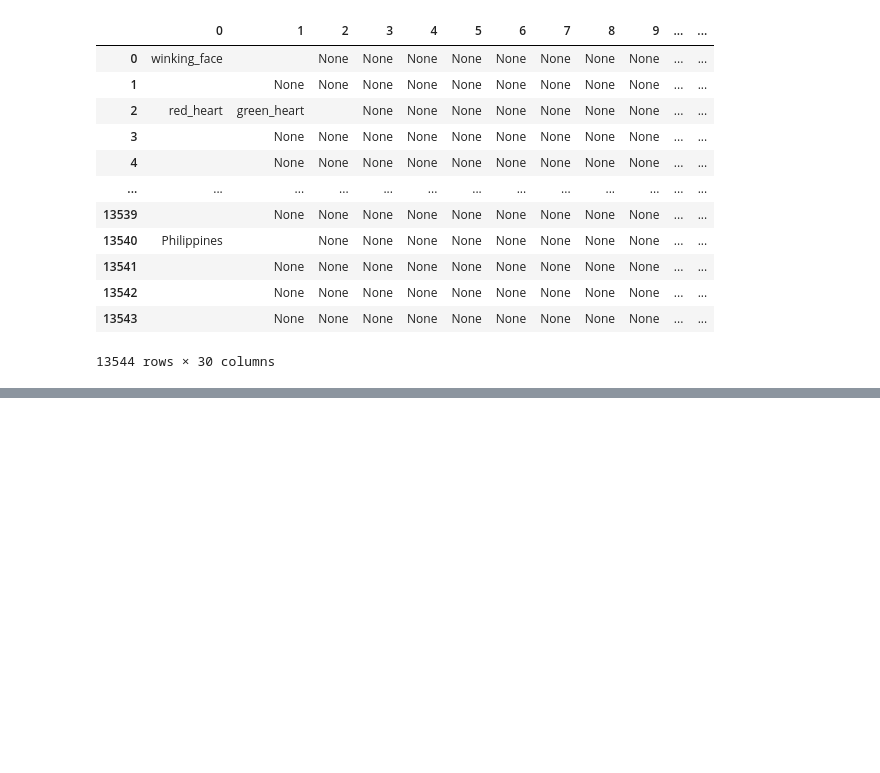
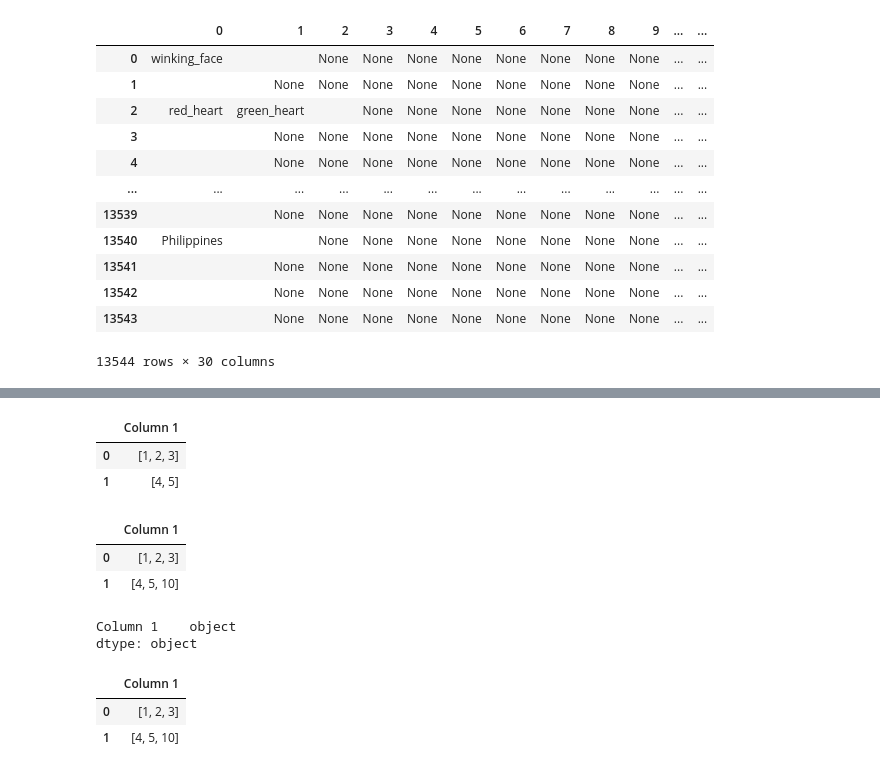
Before and after one commit to julscast/Thesis_2, a Jupyter notebook: Old Files for Reference/Code Dump.ipynb, the cells around one changed output, grey strips where cells are left out. Drawn from its saved outputs; the diff is of its cells as text; code cells hidden in the pictures; blank space fills up the shorter version.

```diff
--- a/Old Files for Reference/Code Dump.ipynb
+++ b/Old Files for Reference/Code Dump.ipynb
@@ -162,0 +177,3 @@ text = ' '.join([word for word in text.split() if not word.startswith(('http://'
+# %%
+data = {'Column 1': [[1,2,3], [4,5]]}
+df = pd.DataFrame(data)
@@ -162,0 +182,6 @@ text = ' '.join([word for word in text.split() if not word.startswith(('http://'
+# %%
+df
+# %% [output]
+|  | Column 1 |
+| 0 | [1, 2, 3] |
+| 1 | [4, 5] |
@@ -162,0 +195,11 @@ text = ' '.join([word for word in text.split() if not word.startswith(('http://'
+# %%
+df
+# %% [output]
+|  | Column 1 |
+| 0 | [1, 2, 3] |
+| 1 | [4, 5, 10] |
+# %%
+df.dtypes
+# %% [output]
+Column 1    object
+dtype: object
@@ -162,0 +208,6 @@ text = ' '.join([word for word in text.split() if not word.startswith(('http://'
+# %%
+df
+# %% [output]
+|  | Column 1 |
+| 0 | [1, 2, 3] |
+| 1 | [4, 5, 10] |
```
Also changed, not shown: parts of 7 cells of this notebook.
